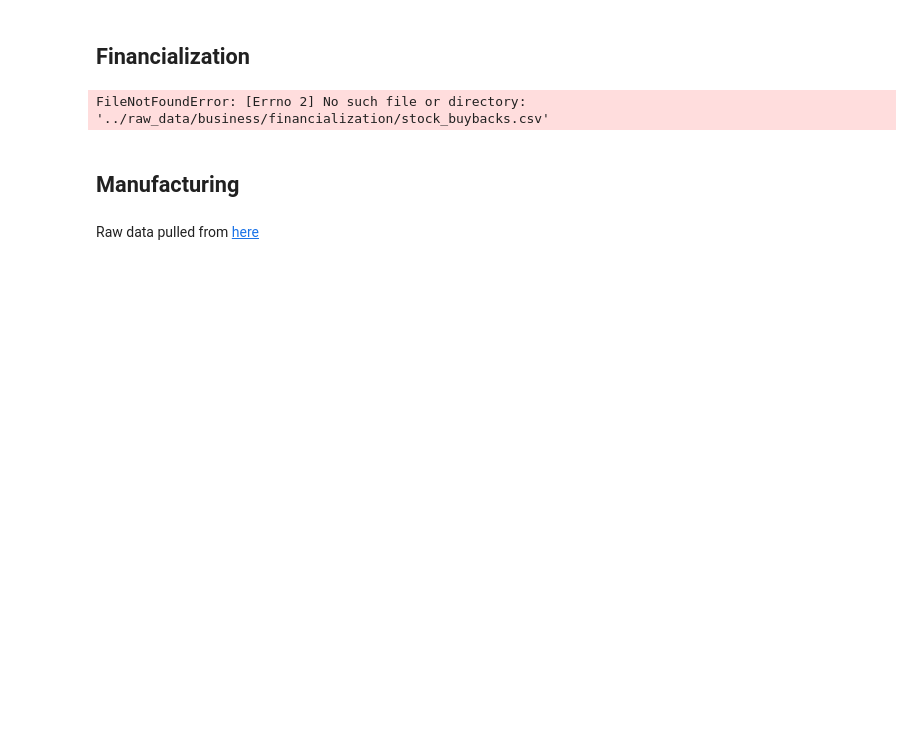
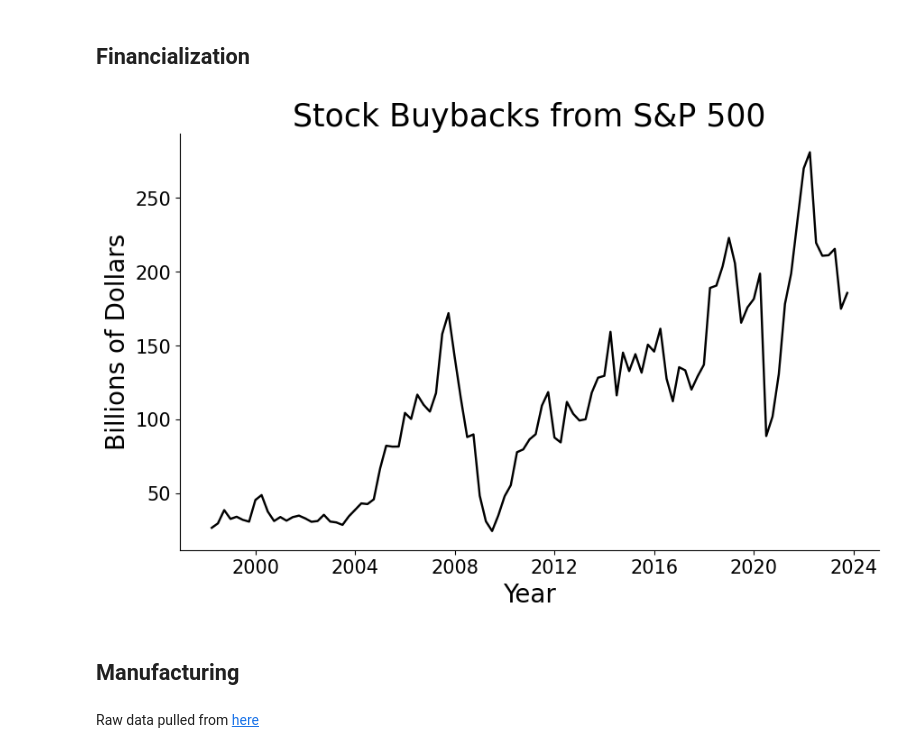
Before and after one commit to jordanott/BackToTheFuture, a Jupyter notebook: notebooks/business.ipynb, the cells around one changed output. Cells and saved outputs as stored; diff of their text form; code cells hidden in the pictures; blank space fills up the shorter version.

Commit message:
Checking for stock buybacks data

```diff
--- a/notebooks/business.ipynb
+++ b/notebooks/business.ipynb
@@ -84,7 +85,19 @@ plt.savefig("../images/tfp.pdf", transparent=True)
 # %% [markdown]
 ## Financialization
 # %%
-stock_buybacks = pd.read_csv("../raw_data/business/financialization/stock_buybacks.csv")
-stock_buybacks["Date"] = pd.to_datetime(stock_buybacks["Date"])
+buybacks_file = "../raw_data/business/financialization/stock_buybacks.csv"
+if not os.path.exists(buybacks_file):
+    print("Stock buyback data not available! I do not have permission to make it publicly available...")
+
+else:
+    stock_buybacks = pd.read_csv(buybacks_file)
+    stock_buybacks["Date"] = pd.to_datetime(stock_buybacks["Date"])
+
+    sns.lineplot(x="Date", y="Buybacks (Billions of Dollars)", data=stock_buybacks, color="black")
+    plt.ylabel("Billions of Dollars")
+    plt.xlabel("Year")
+    plt.title("Stock Buybacks from S&P 500")
+
+    plt.savefig("../images/stock_buybacks.pdf", transparent=True)
 # %% [output]
-FileNotFoundError: [Errno 2] No such file or directory: '../raw_data/business/financialization/stock_buybacks.csv'
+[figure, added]
```
Also changed, not shown: parts of 12 cells of this notebook, 1 other file.
